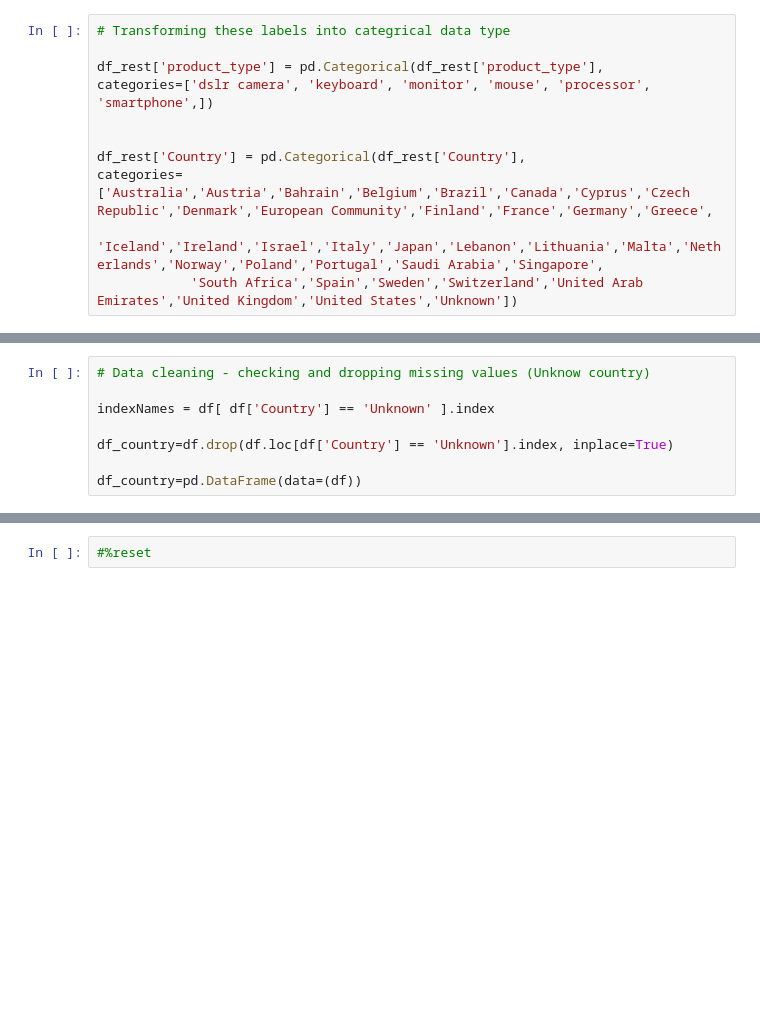
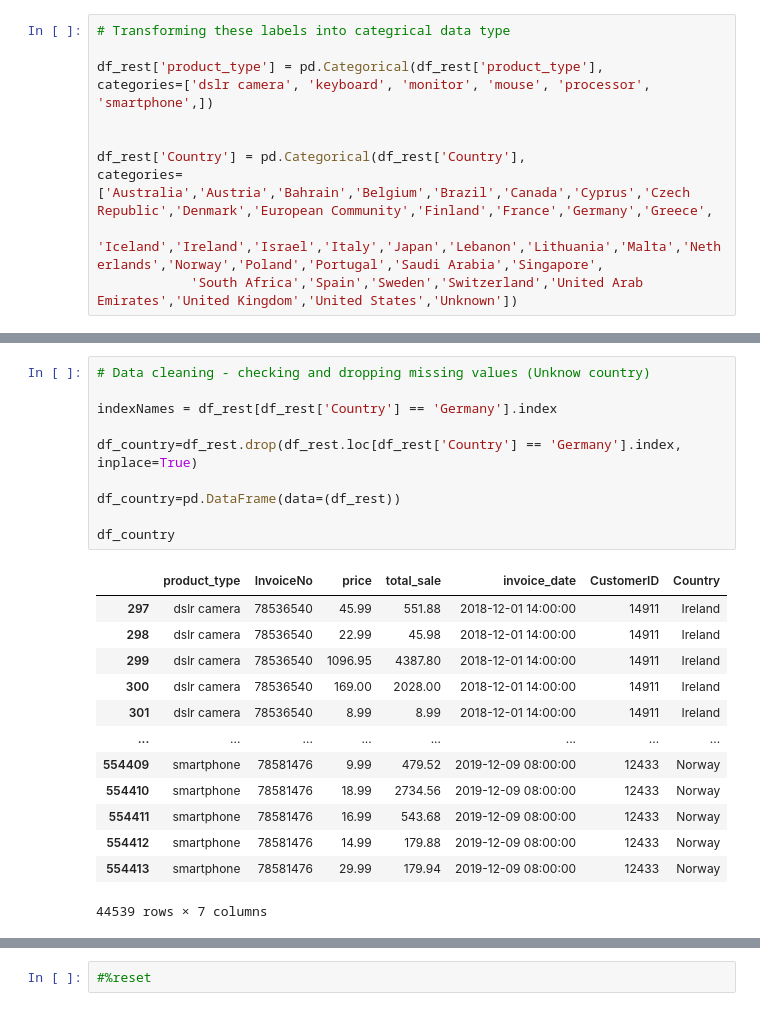
Before and after one commit to Jacopo-Spadon/E-Commerce, a Jupyter notebook: Ecom20tooRest.ipynb, the cells around one changed output, grey strips where cells are left out. Saved outputs shown, nothing was run; the diff lists cells and outputs as text; blank space fills up the shorter version.

```diff
--- a/Ecom20tooRest.ipynb
+++ b/Ecom20tooRest.ipynb
@@ -169,8 +189,24 @@ memory usage: 19.8+ MB
 # %%
 # Data cleaning - checking and dropping missing values (Unknow country)
 
-indexNames = df[ df['Country'] == 'Unknown' ].index
+indexNames = df_rest[df_rest['Country'] == 'Germany'].index
 
-df_country=df.drop(df.loc[df['Country'] == 'Unknown'].index, inplace=True)
+df_country=df_rest.drop(df_rest.loc[df_rest['Country'] == 'Germany'].index, inplace=True)
 
-df_country=pd.DataFrame(data=(df))
+df_country=pd.DataFrame(data=(df_rest))
+
+df_country
+# %% [output]
+|  | product_type | InvoiceNo | price | total_sale | invoice_date | CustomerID | Country |
+| 297 | dslr camera | 78536540 | 45.99 | 551.88 | 2018-12-01 14:00:00 | 14911 | Ireland |
+| 298 | dslr camera | 78536540 | 22.99 | 45.98 | 2018-12-01 14:00:00 | 14911 | Ireland |
+| 299 | dslr camera | 78536540 | 1096.95 | 4387.80 | 2018-12-01 14:00:00 | 14911 | Ireland |
+| 300 | dslr camera | 78536540 | 169.00 | 2028.00 | 2018-12-01 14:00:00 | 14911 | Ireland |
+| 301 | dslr camera | 78536540 | 8.99 | 8.99 | 2018-12-01 14:00:00 | 14911 | Ireland |
+| ... | ... | ... | ... | ... | ... | ... | ... |
+| 554409 | smartphone | 78581476 | 9.99 | 479.52 | 2019-12-09 08:00:00 | 12433 | Norway |
+| 554410 | smartphone | 78581476 | 18.99 | 2734.56 | 2019-12-09 08:00:00 | 12433 | Norway |
+| 554411 | smartphone | 78581476 | 16.99 | 543.68 | 2019-12-09 08:00:00 | 12433 | Norway |
+| 554412 | smartphone | 78581476 | 14.99 | 179.88 | 2019-12-09 08:00:00 | 12433 | Norway |
+| 554413 | smartphone | 78581476 | 29.99 | 179.94 | 2019-12-09 08:00:00 | 12433 | Norway |
+44539 rows × 7 columns
```
Also changed, not shown: parts of 12 cells of this notebook.
